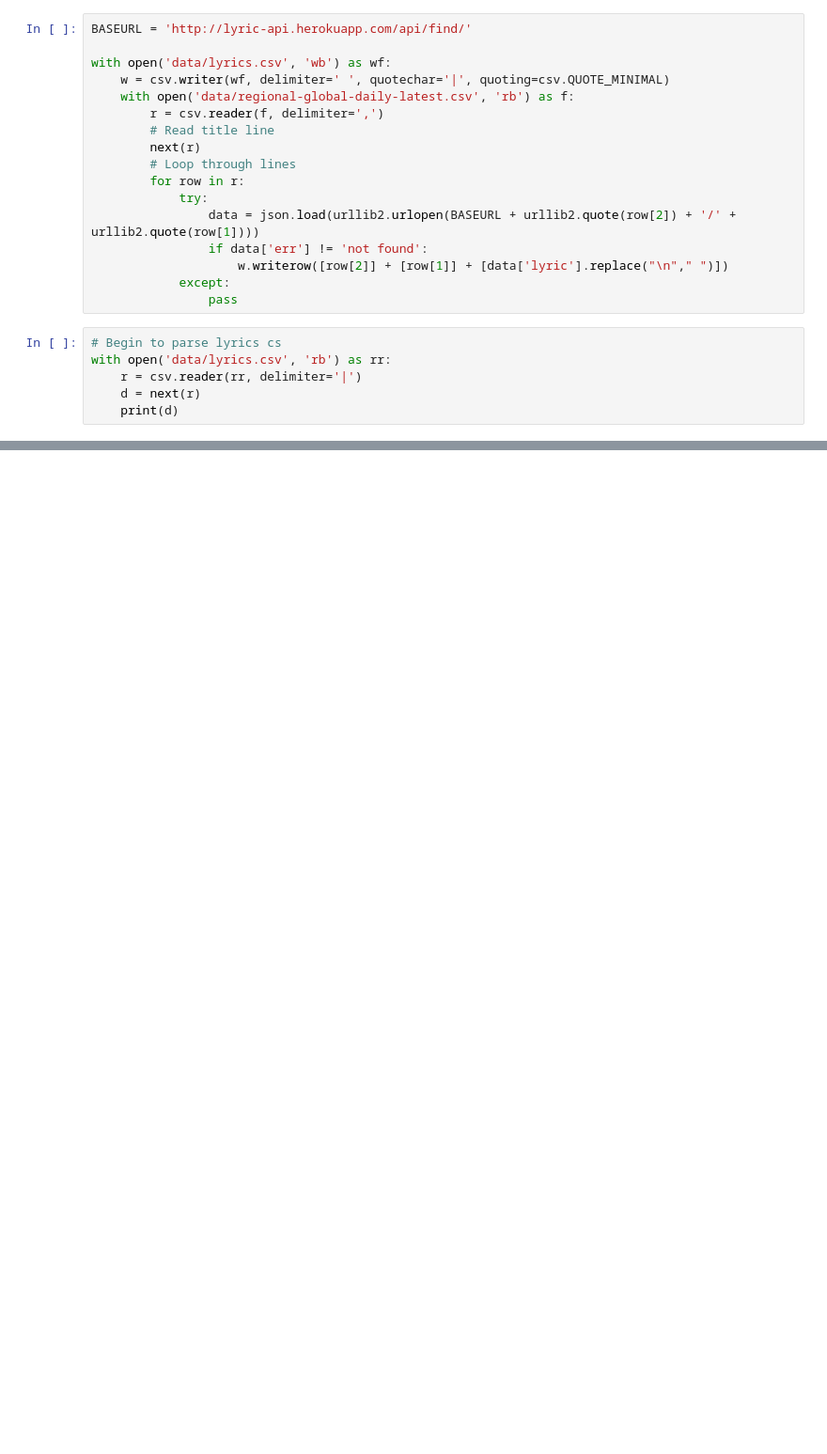
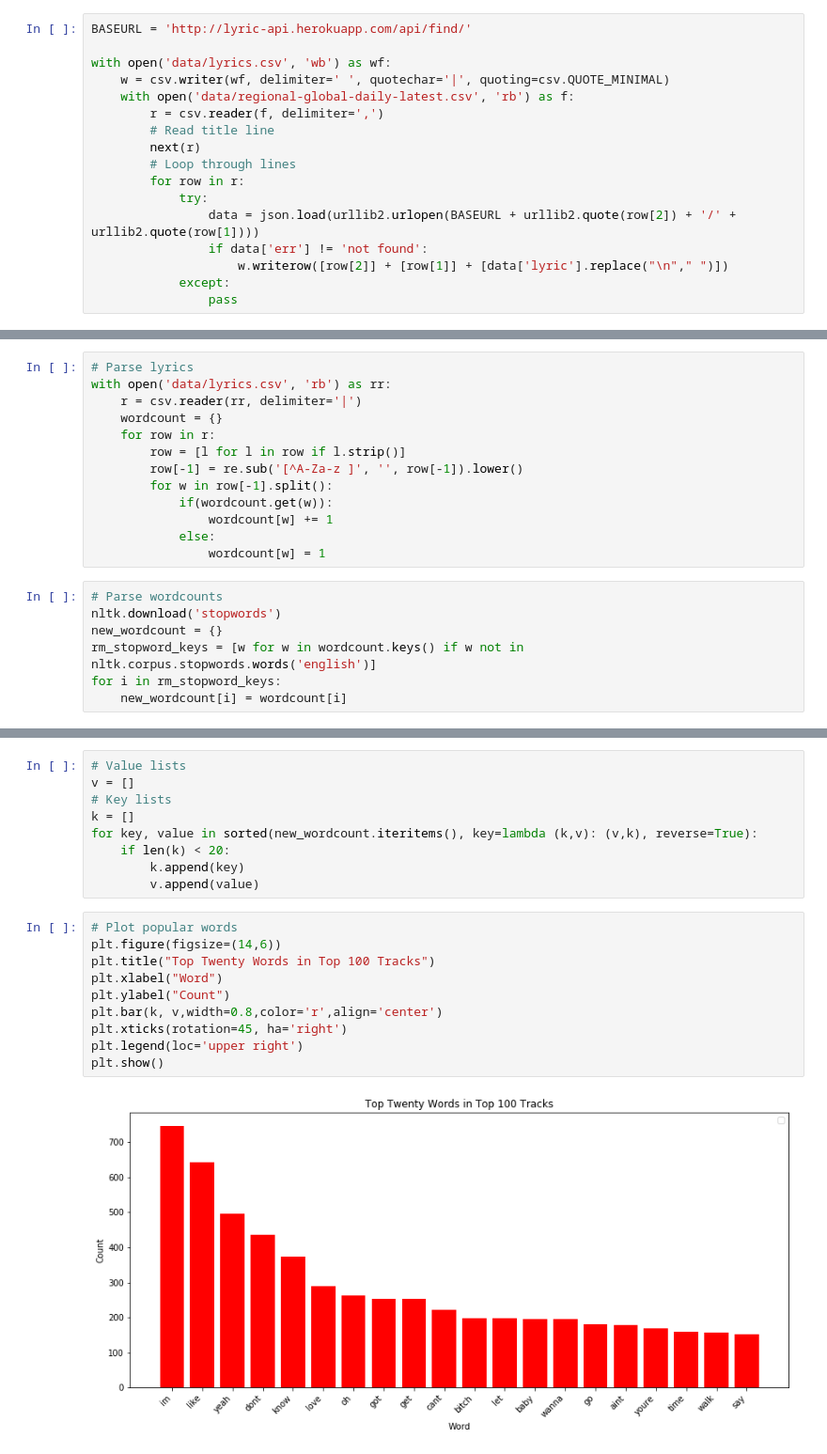
Before and after one commit to bradymadden97/bigdata-spotify, a Jupyter notebook: visualizations.ipynb, the cells around one changed output, grey strips where cells are left out. Shown: that part at 94% size. Saved outputs shown, nothing was run; the diff lists cells and outputs as text; blank space fills up the shorter version.

```diff
--- a/visualizations.ipynb
+++ b/visualizations.ipynb
@@ -29,9 +36,3 @@ with open('data/lyrics.csv', 'wb') as wf:
                     w.writerow([row[2]] + [row[1]] + [data['lyric'].replace("\n"," ")])
             except:
                 pass
-# %%
-# Begin to parse lyrics cs
-with open('data/lyrics.csv', 'rb') as rr:
-    r = csv.reader(rr, delimiter='|')
-    d = next(r)
-    print(d)
@@ -39,0 +39,20 @@ with open('data/lyrics.csv', 'rb') as rr:
+# %%
+# Parse lyrics
+with open('data/lyrics.csv', 'rb') as rr:
+    r = csv.reader(rr, delimiter='|')
+    wordcount = {}
+    for row in r:
+        row = [l for l in row if l.strip()]
+        row[-1] = re.sub('[^A-Za-z ]', '', row[-1]).lower()
+        for w in row[-1].split():
+            if(wordcount.get(w)):
+                wordcount[w] += 1
+            else:
+                wordcount[w] = 1
+# %%
+# Parse wordcounts
+nltk.download('stopwords')
+new_wordcount = {}
+rm_stopword_keys = [w for w in wordcount.keys() if w not in nltk.corpus.stopwords.words('english')]
+for i in rm_stopword_keys:
+    new_wordcount[i] = wordcount[i]
@@ -39,0 +63,21 @@ with open('data/lyrics.csv', 'rb') as rr:
+# %%
+# Value lists
+v = []
+# Key lists
+k = []
+for key, value in sorted(new_wordcount.iteritems(), key=lambda (k,v): (v,k), reverse=True):
+    if len(k) < 20:
+        k.append(key)
+        v.append(value)
+# %%
+# Plot popular words
+plt.figure(figsize=(14,6))
+plt.title("Top Twenty Words in Top 100 Tracks")
+plt.xlabel("Word")
+plt.ylabel("Count")
+plt.bar(k, v,width=0.8,color='r',align='center')
+plt.xticks(rotation=45, ha='right')
+plt.legend(loc='upper right')
+plt.show()
+# %% [output]
+[figure, added]
```
Also changed, not shown: parts of 11 cells of this notebook, 1 other file.
